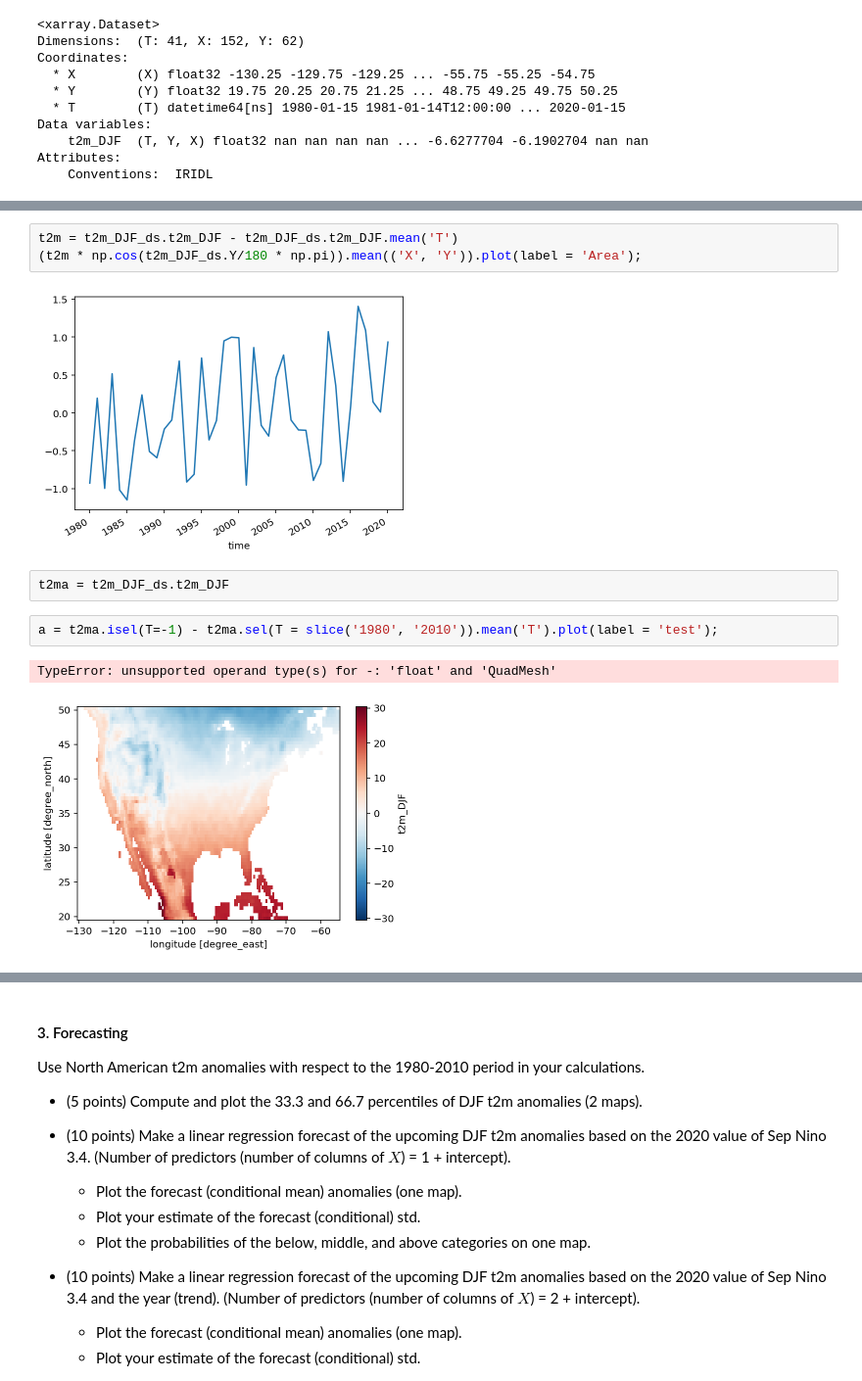
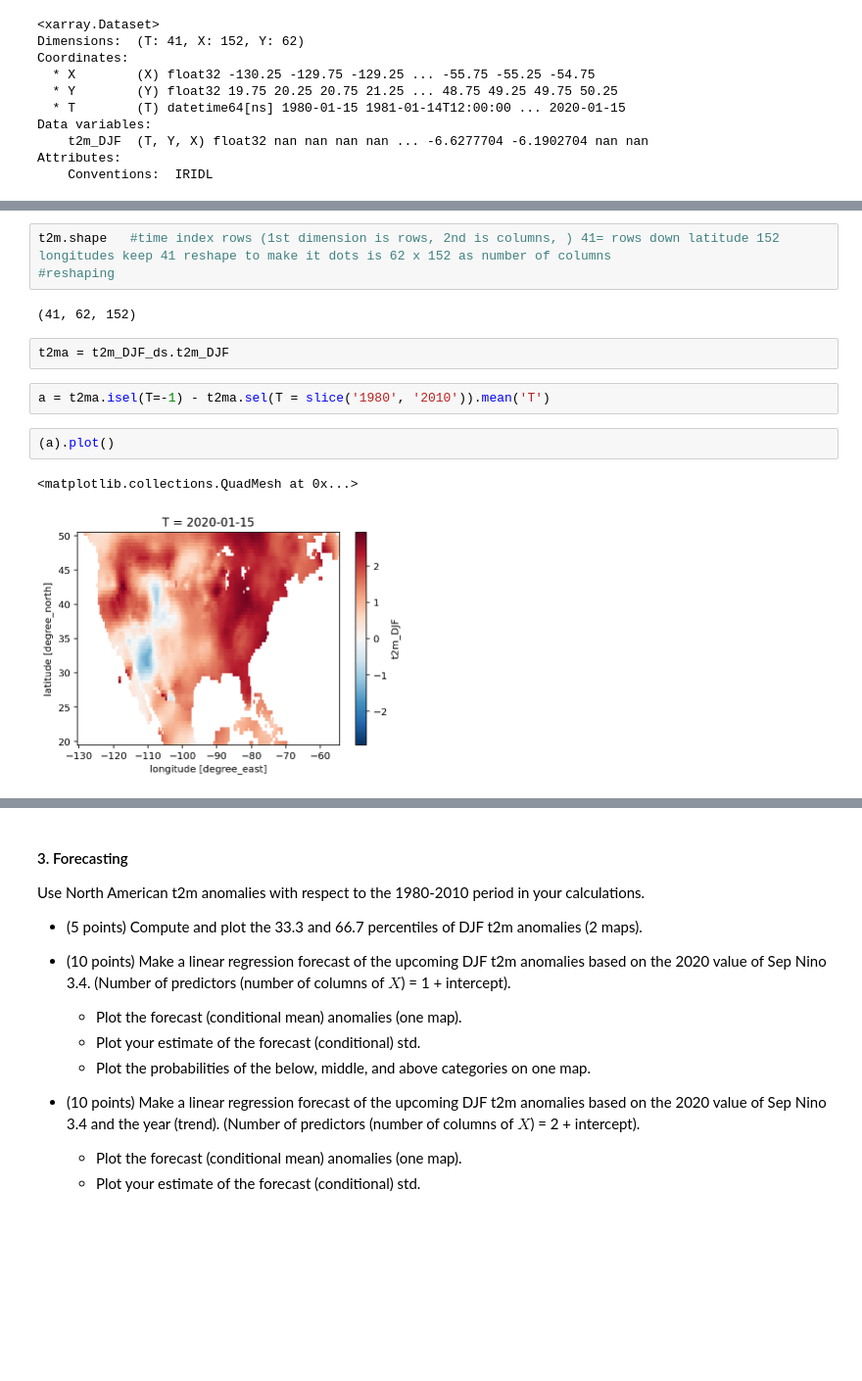
Before and after one commit to jp3993/apma4990-jp3993, a Jupyter notebook: HW-05.ipynb, the cells around one changed output, grey strips where cells are left out. Shown at 98% size. Cells and saved outputs as stored; diff of their text form; blank space fills up the shorter version.

```diff
--- a/HW-05.ipynb
+++ b/HW-05.ipynb
@@ -711,13 +701,15 @@ t2m.mean(('X', 'Y')).plot(label = 'Equally');
-# %%
-t2m = t2m_DJF_ds.t2m_DJF - t2m_DJF_ds.t2m_DJF.mean('T')
-(t2m * np.cos(t2m_DJF_ds.Y/180 * np.pi)).mean(('X', 'Y')).plot(label = 'Area');
-# %% [output]
-[figure, removed]
+# %%
+t2m.shape   #time index rows (1st dimension is rows, 2nd is columns, ) 41= rows down latitude 152 longitudes keep 41 reshape to make it dots is 62 x 152 as number of columns
+#reshaping
+# %% [output]
+(41, 62, 152)
 # %%
 t2ma = t2m_DJF_ds.t2m_DJF
 # %%
-a = t2ma.isel(T=-1) - t2ma.sel(T = slice('1980', '2010')).mean('T').plot(label = 'test');
+a = t2ma.isel(T=-1) - t2ma.sel(T = slice('1980', '2010')).mean('T')
-# %% [output]
-TypeError: unsupported operand type(s) for -: 'float' and 'QuadMesh'
-[figure, removed]
+# %%
+(a).plot()
+# %% [output]
+<matplotlib.collections.QuadMesh at 0x...>
+[figure, added]
 # %%
```
Also changed, not shown: parts of 20 cells of this notebook.
